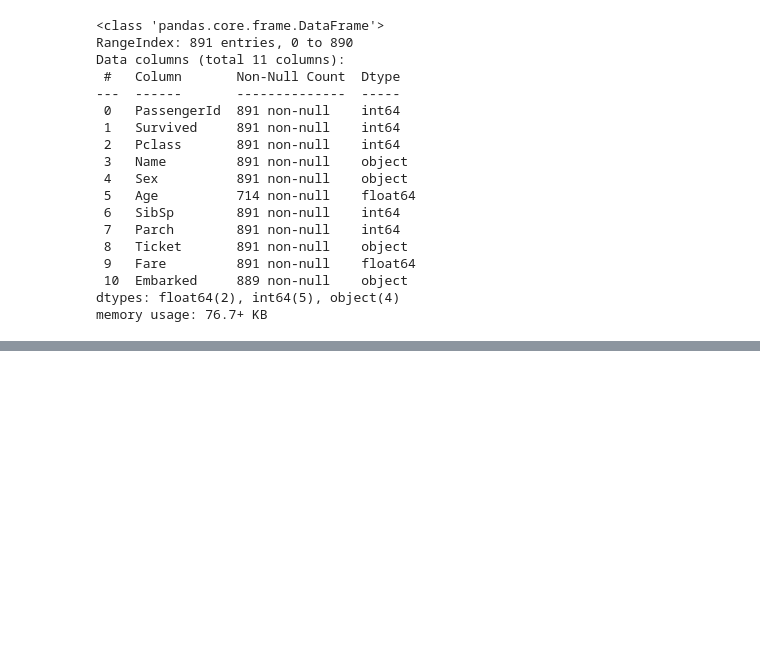
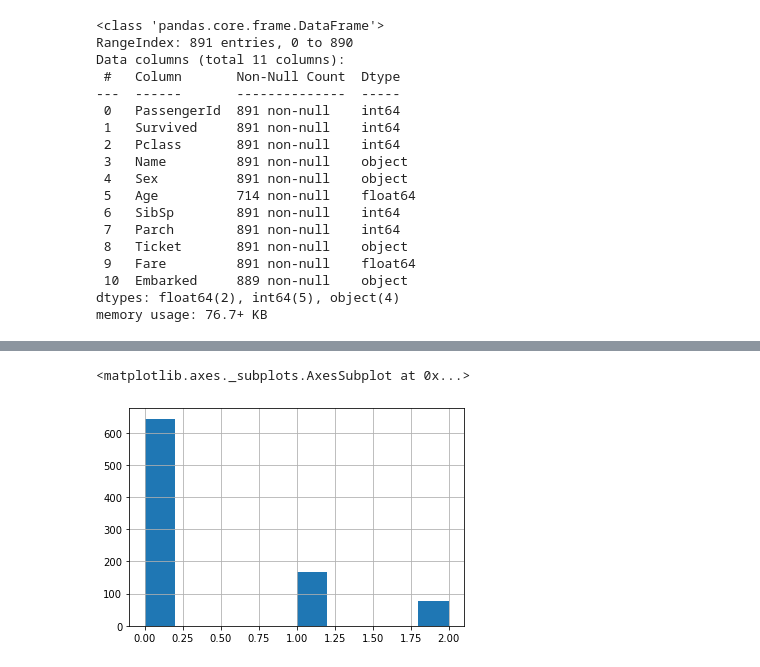
Before and after one commit to angrymushroom/Titanic_exercise, a Jupyter notebook: titanic/titanic.ipynb, the cells around one changed output, grey strips where cells are left out. Saved outputs shown, nothing was run; the diff lists cells and outputs as text; code cells hidden in the pictures; blank space fills up the shorter version.

```diff
--- a/titanic/titanic.ipynb
+++ b/titanic/titanic.ipynb
@@ -113,0 +127,5 @@ df['Sex'].replace(['male','female'],[0,1],inplace=True)
+# %%
+df["Embarked"].hist()
+# %% [output]
+<matplotlib.axes._subplots.AxesSubplot at 0x...>
+[figure, added]
```
Also changed, not shown: parts of 16 cells of this notebook.
